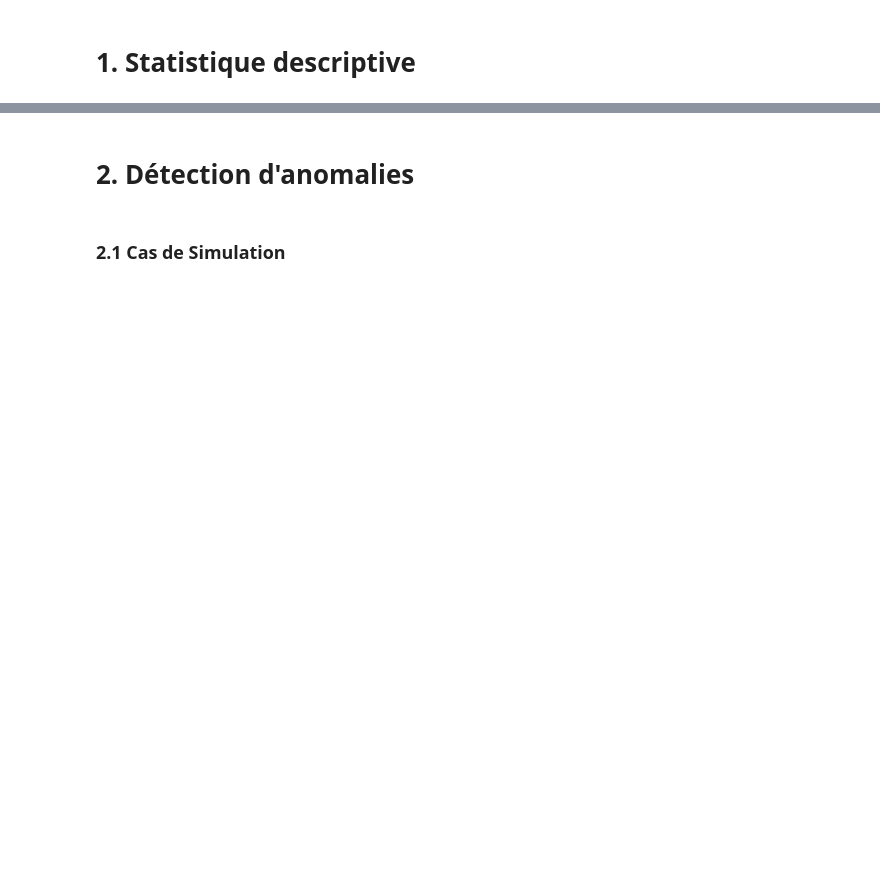
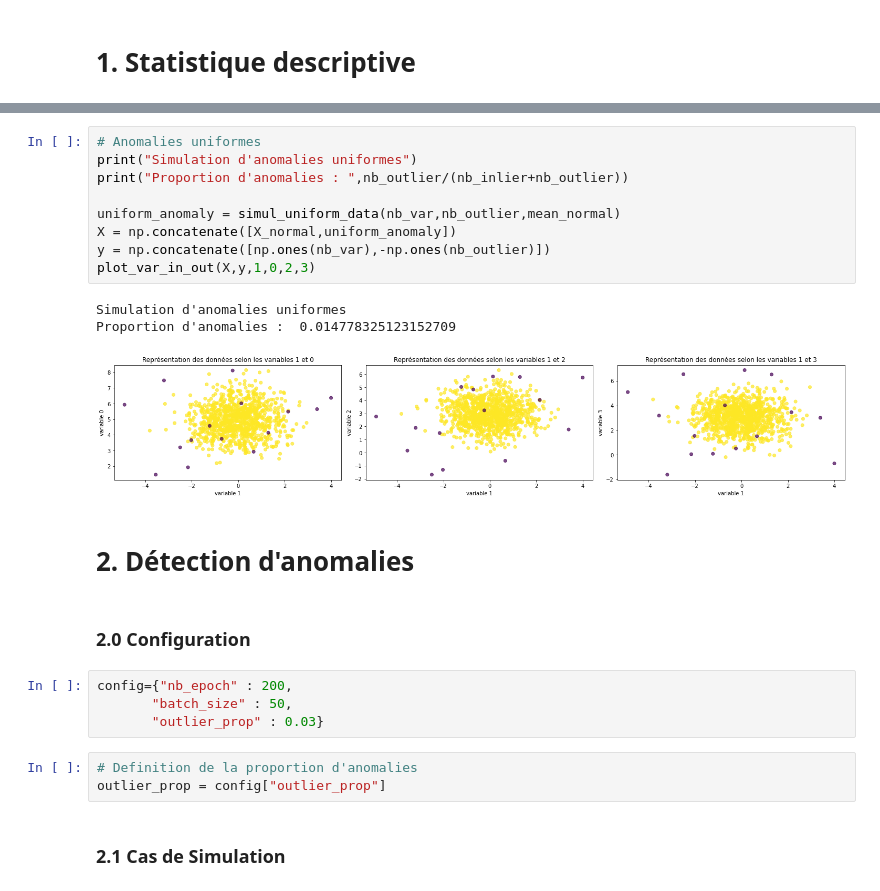
Before and after one commit to Benoitane/Detection-anomalies-et-nouveautes, a Jupyter notebook: TAA.ipynb, the cells around one changed output, grey strips where cells are left out. Drawn from its saved outputs; the diff is of its cells as text; blank space fills up the shorter version.

```diff
--- a/TAA.ipynb
+++ b/TAA.ipynb
@@ -99,4 +127,26 @@ outlier_prop = 0.03
+# %%
+# Anomalies uniformes
+print("Simulation d'anomalies uniformes")
+print("Proportion d'anomalies : ",nb_outlier/(nb_inlier+nb_outlier))
+
+uniform_anomaly = simul_uniform_data(nb_var,nb_outlier,mean_normal)
+X = np.concatenate([X_normal,uniform_anomaly])
+y = np.concatenate([np.ones(nb_var),-np.ones(nb_outlier)])
+plot_var_in_out(X,y,1,0,2,3)
+# %% [output]
+Simulation d'anomalies uniformes
+Proportion d'anomalies :  0.014778325123152709
+[figure, added]
 # %% [markdown]
 # 2. Détection d'anomalies
+# %% [markdown]
+### 2.0 Configuration
+# %%
+config={"nb_epoch" : 200,
+       "batch_size" : 50,
+       "outlier_prop" : 0.03}
+# %%
+# Definition de la proportion d'anomalies
+outlier_prop = config["outlier_prop"]
 # %% [markdown]
 ### 2.1 Cas de Simulation
```
Also changed, not shown: parts of 19 cells of this notebook, 3 other files.
